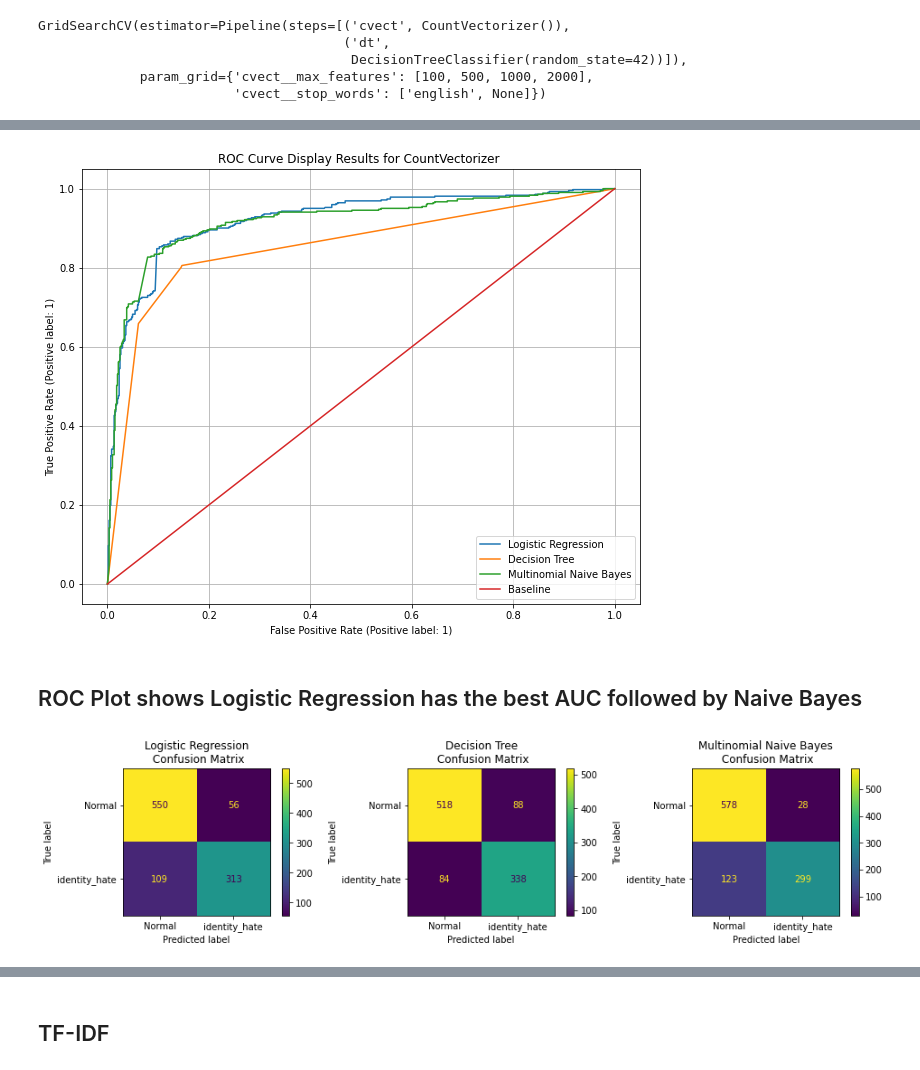
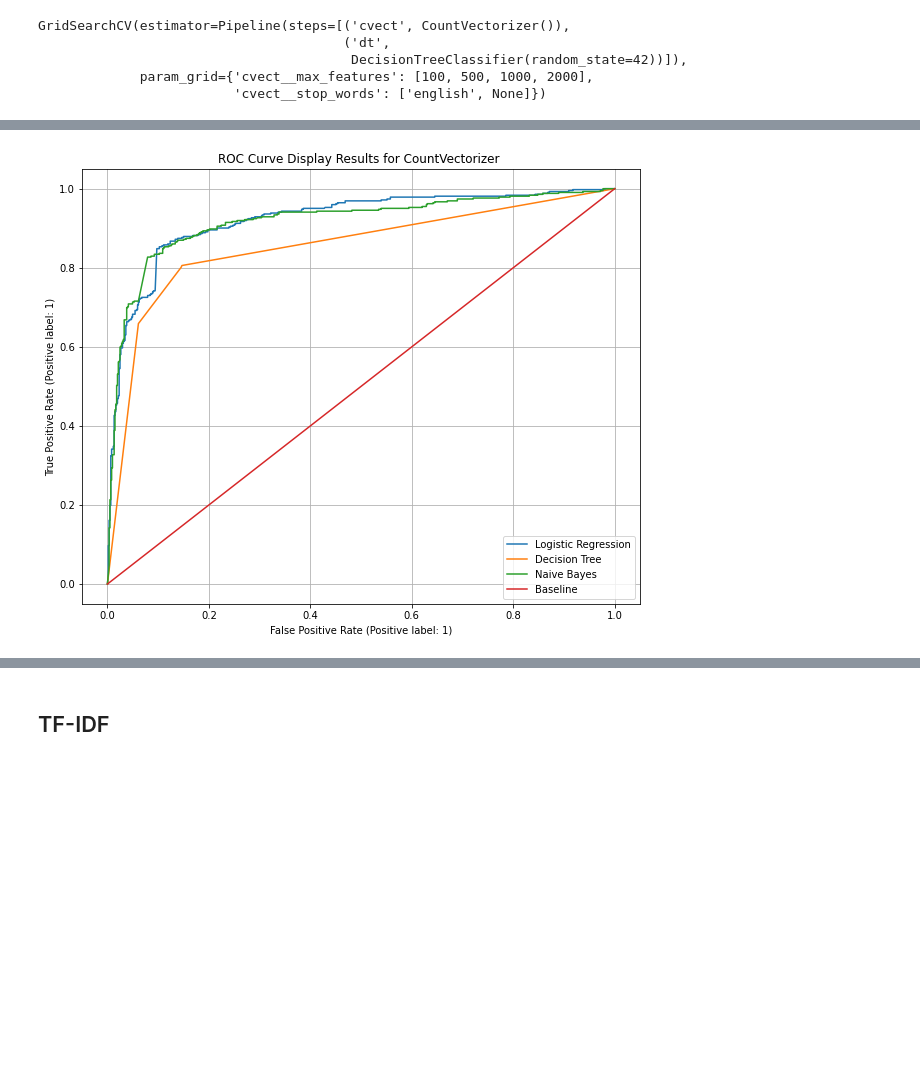
Before and after one commit to ajswal/aiml-exercises, a Jupyter notebook: capstone/capstone_content_moderation_LR_DT_NB.ipynb, the cells around one changed output, grey strips where cells are left out. Cells and saved outputs as stored; diff of their text form; code cells hidden in the pictures; blank space fills up the shorter version.

```diff
--- a/capstone/capstone_content_moderation_LR_DT_NB.ipynb
+++ b/capstone/capstone_content_moderation_LR_DT_NB.ipynb
@@ -328,29 +328,13 @@ DT Train Time -  1.2767540931701662
 DT Test Accuracy -  0.8326848249027238
 DT Best params -  {'cvect__max_features': 2000, 'cvect__stop_words': 'english'}
-# %%
-fig, ax = plt.subplots(figsize=(10,8))
-RocCurveDisplay.from_estimator(grid_lr, X_test['processed_text'], y_test, pos_label = 1, ax = ax, label = 'Logistic Regression')
-RocCurveDisplay.from_estimator(grid_dt, X_test['processed_text'], y_test, pos_label = 1, ax = ax, label = 'Decision Tree')
-RocCurveDisplay.from_estimator(grid_nb, X_test['processed_text'], y_test, pos_label = 1, ax = ax, label = 'Multinomial Naive Bayes')
-plt.plot(np.arange(0, 1.1, .1), np.arange(0, 1.1, .1), label = 'Baseline')
-plt.title('ROC Curve Display Results for CountVectorizer ')
-plt.legend()
-plt.grid(True)
-# %% [output]
-[figure, removed]
-# %% [markdown]
-## ROC Plot shows Logistic Regression has the best AUC followed by  Naive Bayes
-# %%
-fig, ax = plt.subplots(1, 3, figsize = (16, 3))
-ConfusionMatrixDisplay.from_predictions(y_test, grid_lr.predict(X_test['processed_text']), display_labels = ['Normal', 'identity_hate'], ax = ax[0])
-ConfusionMatrixDisplay.from_predictions(y_test, grid_dt.predict(X_test['processed_text']), display_labels = ['Normal', 'identity_hate'], ax = ax[1])
-ConfusionMatrixDisplay.from_predictions(y_test, grid_nb.predict(X_test['processed_text']), display_labels = ['Normal', 'identity_hate'], ax = ax[2])
-ax[0].grid(False)
-ax[1].grid(False)
-ax[2].grid(False)
-ax[0].set_title('Logistic Regression\n Confusion Matrix')
-ax[1].set_title('Decision Tree\n Confusion Matrix')
-ax[2].set_title('Multinomial Naive Bayes\n Confusion Matrix')
-plt.show()
-# %% [output]
-[figure, removed]
+# %%
+fig, ax = plt.subplots(figsize=(10,8))
+RocCurveDisplay.from_estimator(grid_lr, X_test['processed_text'], y_test, pos_label = 1, ax = ax, label = 'Logistic Regression')
+RocCurveDisplay.from_estimator(grid_dt, X_test['processed_text'], y_test, pos_label = 1, ax = ax, label = 'Decision Tree')
+RocCurveDisplay.from_estimator(grid_nb, X_test['processed_text'], y_test, pos_label = 1, ax = ax, label = 'Naive Bayes')
+plt.plot(np.arange(0, 1.1, .1), np.arange(0, 1.1, .1), label = 'Baseline')
+plt.title('ROC Curve Display Results for CountVectorizer ')
+plt.legend()
+plt.grid(True)
+# %% [output]
+[figure, added]
```
Also changed, not shown: parts of 68 cells of this notebook.
